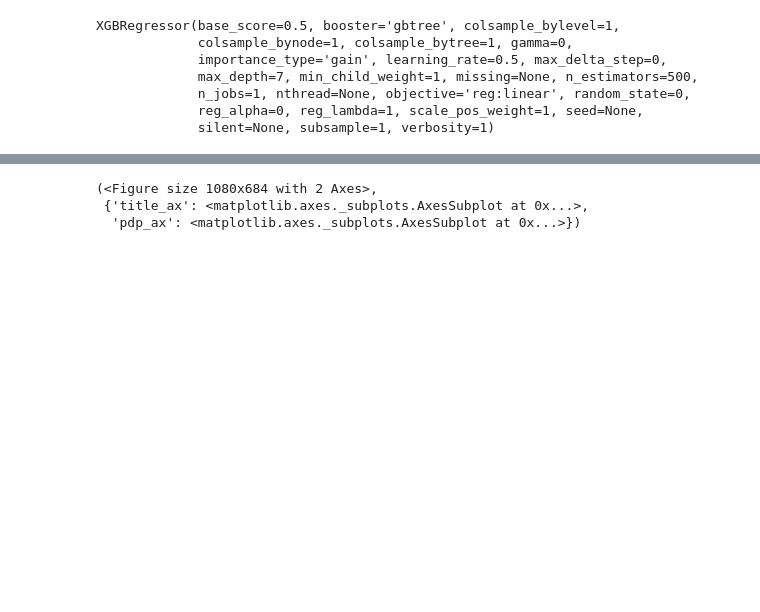
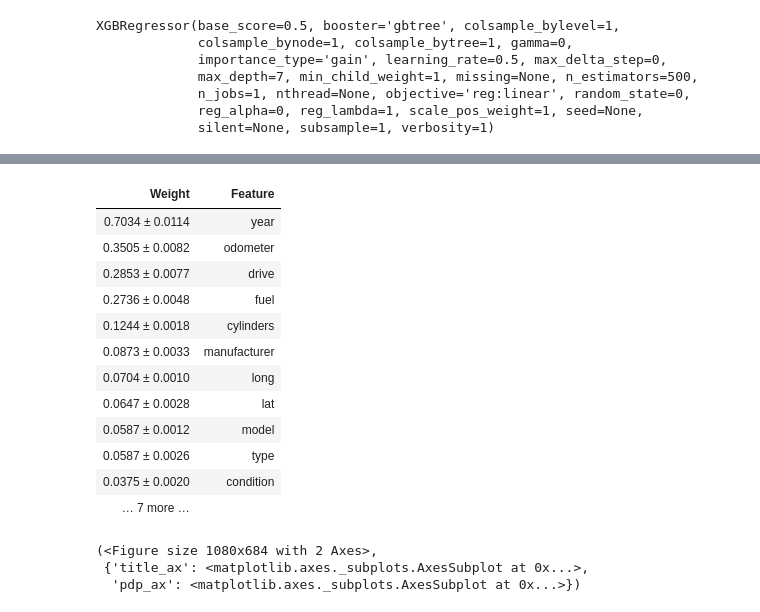
Before and after one commit to JonNData/used-car-predictor, a Jupyter notebook: notebooks/Used_cars_Build.ipynb, the cells around one changed output, grey strips where cells are left out. Saved outputs shown, nothing was run; the diff lists cells and outputs as text; code cells hidden in the pictures; blank space fills up the shorter version.

Commit message:
permutation importances

```diff
--- a/notebooks/Used_cars_Build.ipynb
+++ b/notebooks/Used_cars_Build.ipynb
@@ -484,0 +497,11 @@ XGBRegressor(base_score=0.5, booster='gbtree', colsample_bylevel=1,
+# %%
+# Permutation importances
+permuter = PermutationImportance(
+    model,
+    scoring= 'r2',
+    n_iter = 5,
+    random_state=42
+
+)
+
+permuter.fit(X_val_imputed, y_val)
@@ -484,0 +529,3 @@ XGBRegressor(base_score=0.5, booster='gbtree', colsample_bylevel=1,
+# %%
+feature_names = X_val.columns.tolist()
+pd.Series(permuter.feature_importances_, feature_names).sort_values(ascending=False)
@@ -485,3 +552,23 @@ XGBRegressor(base_score=0.5, booster='gbtree', colsample_bylevel=1,
+# %%
+eli5.show_weights(
+    permuter,
+    top=11, # number of features to show, no limit
+    feature_names= feature_names, # must be a list
+)
+# %% [output]
+| Weight | Feature |
+| 0.7034 ± 0.0114 | year |
+| 0.3505 ± 0.0082 | odometer |
+| 0.2853 ± 0.0077 | drive |
+| 0.2736 ± 0.0048 | fuel |
+| 0.1244 ± 0.0018 | cylinders |
+| 0.0873 ± 0.0033 | manufacturer |
+| 0.0704 ± 0.0010 | long |
+| 0.0647 ± 0.0028 | lat |
+| 0.0587 ± 0.0012 | model |
+| 0.0587 ± 0.0026 | type |
+| 0.0375 ± 0.0020 | condition |
+| … 7 more … |  |
 # %%
 # Model Interpretation
 # You will use your portfolio project dataset for all assignments this sprint.
```
Also changed, not shown: parts of 6 cells of this notebook.
